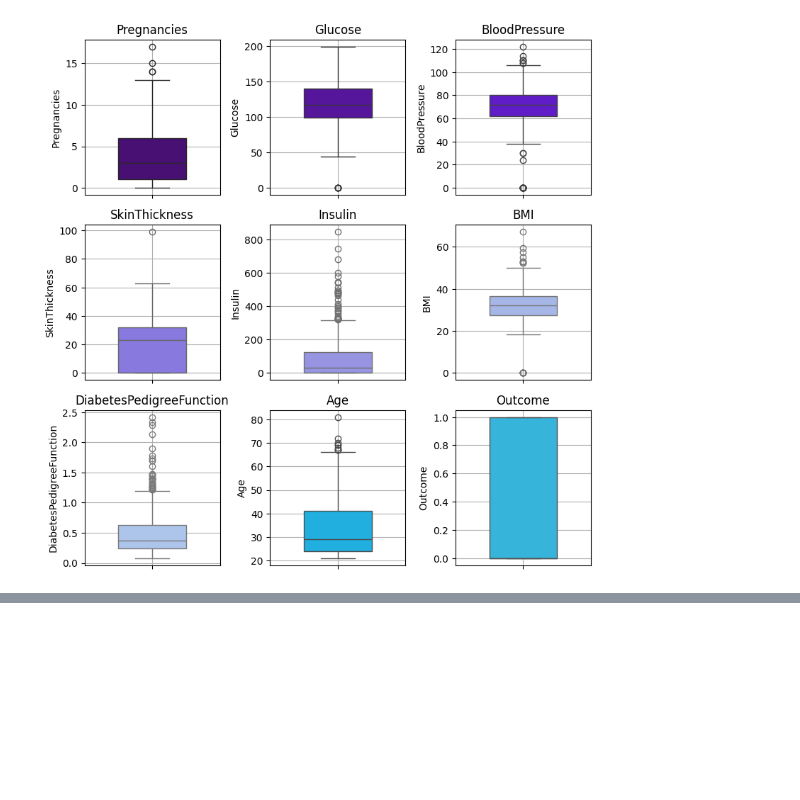
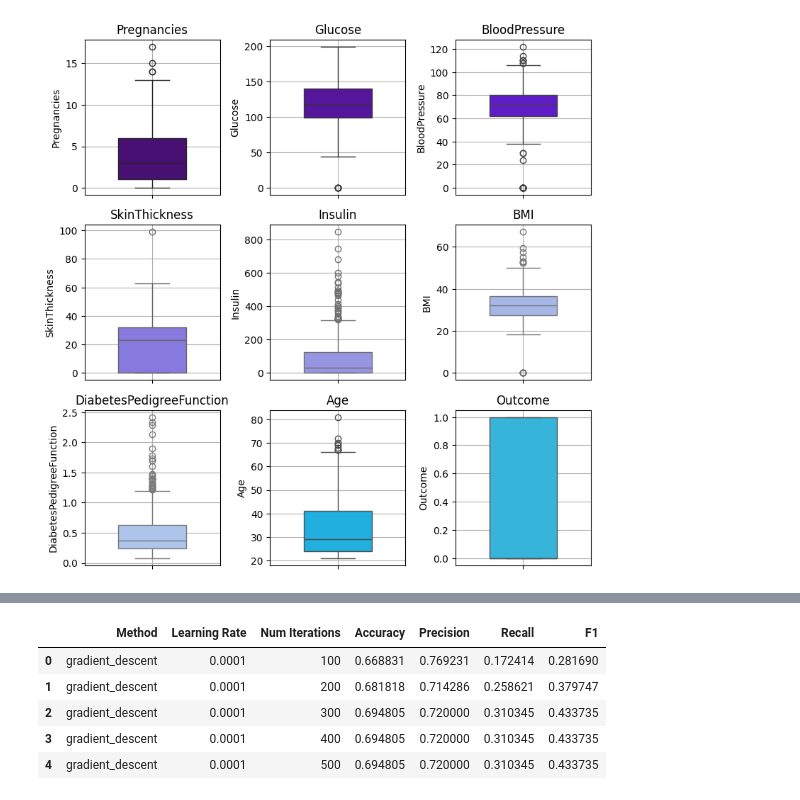
Before and after one commit to svinoczarITMO/s5-ais-lab6, a Jupyter notebook: solytion.ipynb, the cells around one changed output, grey strips where cells are left out. Saved outputs shown, nothing was run; the diff lists cells and outputs as text; code cells hidden in the pictures; blank space fills up the shorter version.

```diff
--- a/solytion.ipynb
+++ b/solytion.ipynb
@@ -50,0 +188,9 @@ plt.show()
+# %%
+results_df.head()
+# %% [output]
+|  | Method | Learning Rate | Num Iterations | Accuracy | Precision | Recall | F1 |
+| 0 | gradient_descent | 0.0001 | 100 | 0.668831 | 0.769231 | 0.172414 | 0.281690 |
+| 1 | gradient_descent | 0.0001 | 200 | 0.681818 | 0.714286 | 0.258621 | 0.379747 |
+| 2 | gradient_descent | 0.0001 | 300 | 0.694805 | 0.720000 | 0.310345 | 0.433735 |
+| 3 | gradient_descent | 0.0001 | 400 | 0.694805 | 0.720000 | 0.310345 | 0.433735 |
+| 4 | gradient_descent | 0.0001 | 500 | 0.694805 | 0.720000 | 0.310345 | 0.433735 |
```
Also changed, not shown: parts of 9 cells of this notebook.
